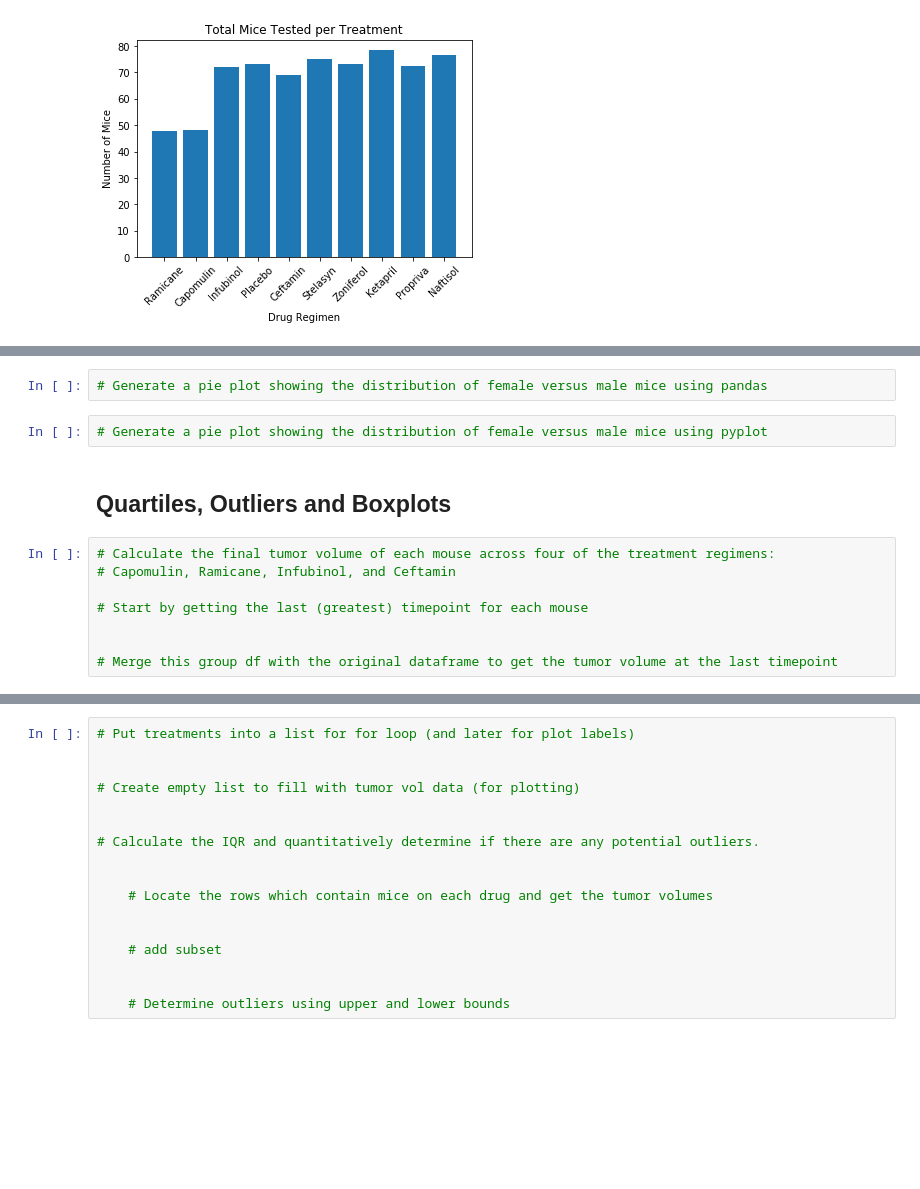
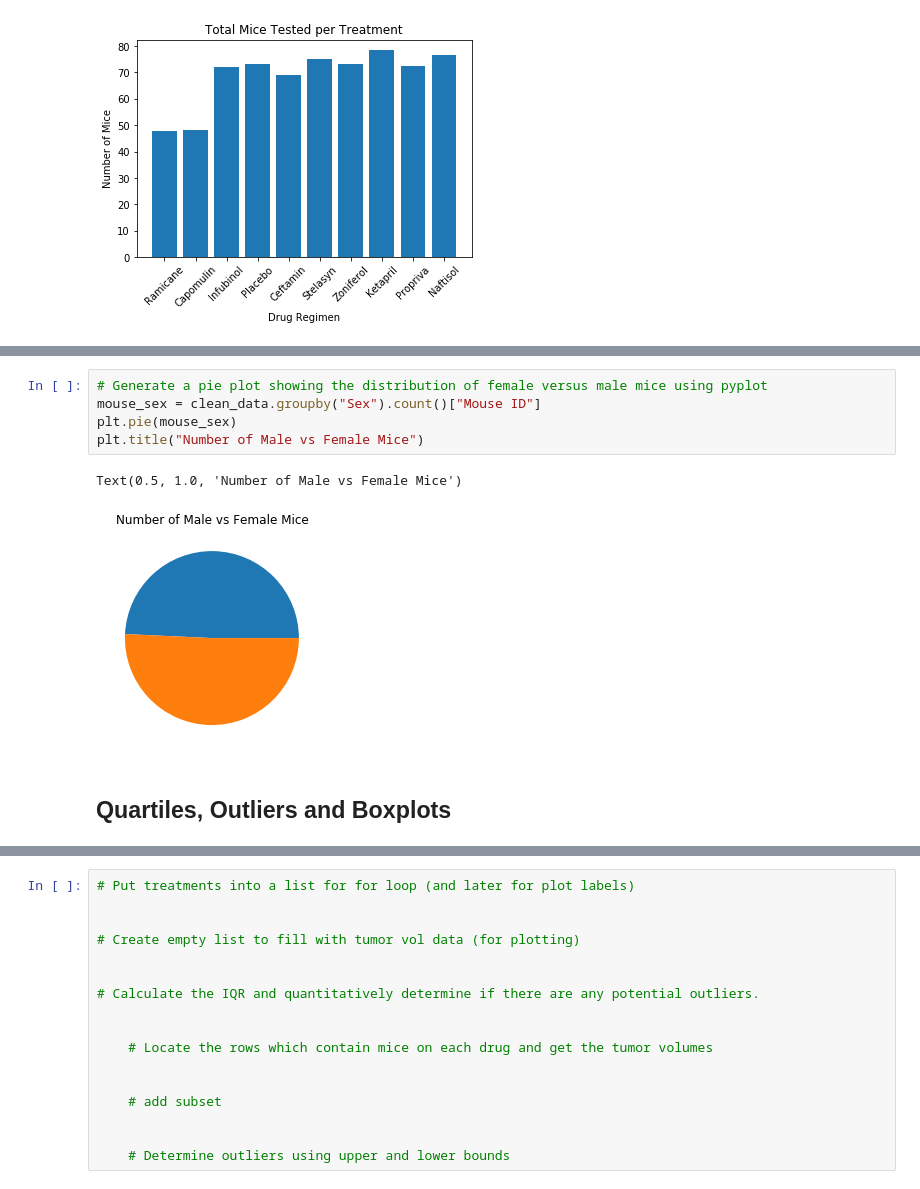
Before and after one commit to hauckc21/Matplotlib-challenge, a Jupyter notebook: Pymaceuticals/pymaceuticals.ipynb, the cells around one changed output, grey strips where cells are left out. Saved outputs shown, nothing was run; the diff lists cells and outputs as text; blank space fills up the shorter version.

Commit message:
drug summary started

```diff
--- a/Pymaceuticals/pymaceuticals.ipynb
+++ b/Pymaceuticals/pymaceuticals.ipynb
@@ -102,14 +108,10 @@ plt.xticks(rotation=45)
 # %%
-# Generate a pie plot showing the distribution of female versus male mice using pandas
+# Generate a pie plot showing the distribution of female versus male mice using pyplot
+mouse_sex = clean_data.groupby("Sex").count()["Mouse ID"]
+plt.pie(mouse_sex)
+plt.title("Number of Male vs Female Mice")
+# %% [output]
+Text(0.5, 1.0, 'Number of Male vs Female Mice')
+[figure, added]
-# %%
-# Generate a pie plot showing the distribution of female versus male mice using pyplot
 # %% [markdown]
 ## Quartiles, Outliers and Boxplots
-# %%
-# Calculate the final tumor volume of each mouse across four of the treatment regimens:
-# Capomulin, Ramicane, Infubinol, and Ceftamin
-
-# Start by getting the last (greatest) timepoint for each mouse
-
-
-# Merge this group df with the original dataframe to get the tumor volume at the last timepoint
```
Also changed, not shown: parts of 2 cells of this notebook.
